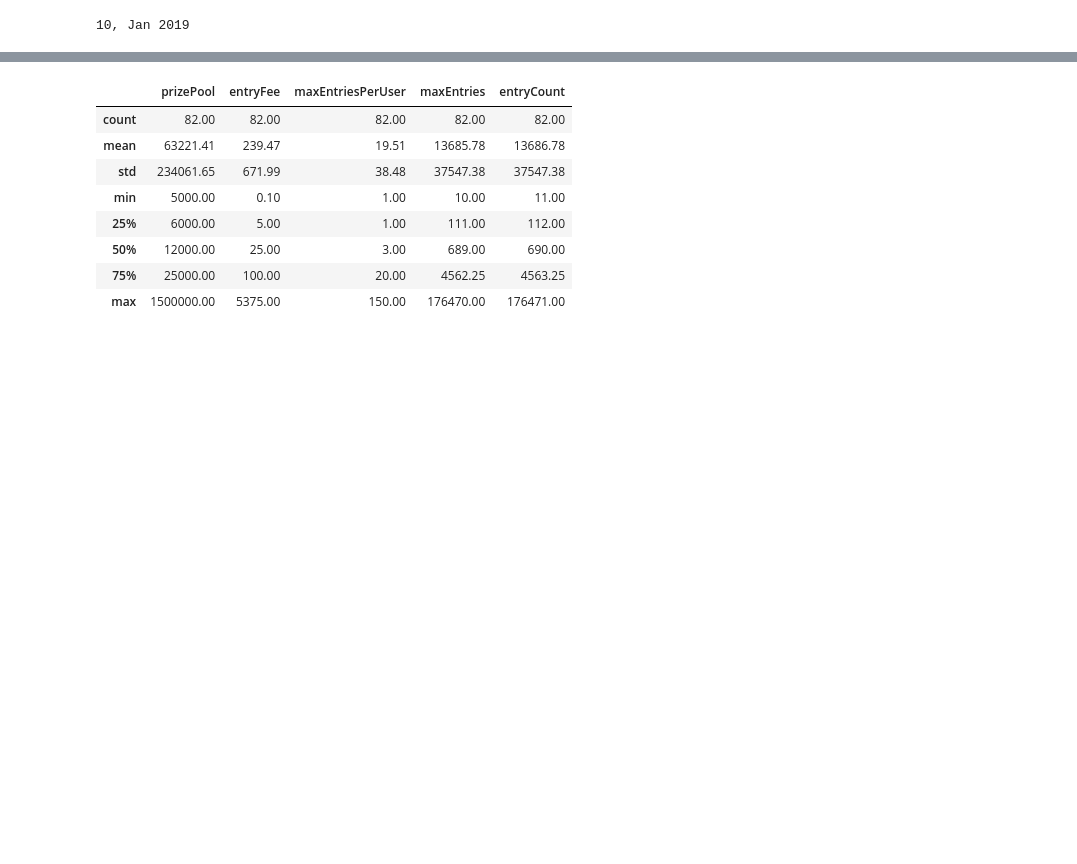
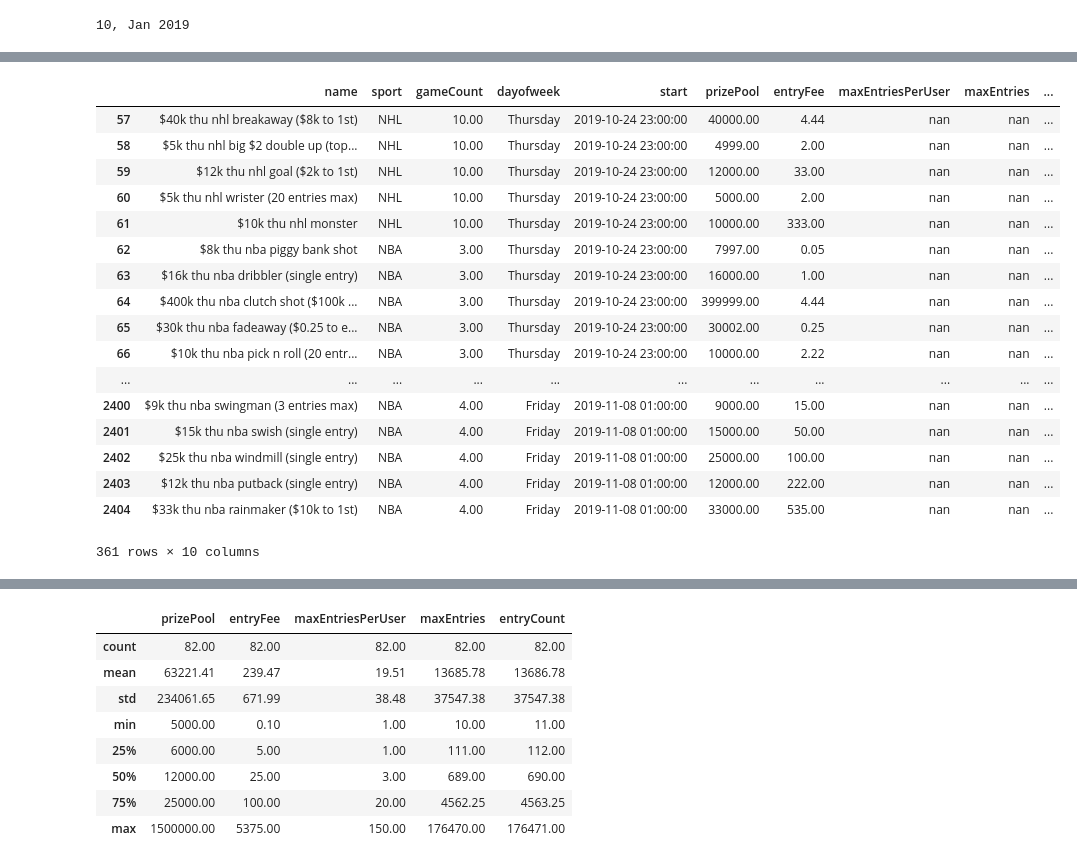
Before and after one commit to HQuality/Classes_Pipelines, a Jupyter notebook: n/simple_eda-v2.ipynb, the cells around one changed output, grey strips where cells are left out. Saved outputs shown, nothing was run; the diff lists cells and outputs as text; code cells hidden in the pictures; blank space fills up the shorter version.

```diff
--- a/n/simple_eda-v2.ipynb
+++ b/n/simple_eda-v2.ipynb
@@ -113,0 +147,21 @@ df = rg_df(json_data)
+# %%
+df[df.isnull().any(axis=1)]
+# %% [output]
+|  | name | sport | gameCount | dayofweek | start | prizePool | entryFee | maxEntriesPerUser | maxEntries | ... |
+| 57 | $40k thu nhl breakaway ($8k to 1st) | NHL | 10.00 | Thursday | 2019-10-24 23:00:00 | 40000.00 | 4.44 | nan | nan | ... |
+| 58 | $5k thu nhl big $2 double up (top... | NHL | 10.00 | Thursday | 2019-10-24 23:00:00 | 4999.00 | 2.00 | nan | nan | ... |
+| 59 | $12k thu nhl goal ($2k to 1st) | NHL | 10.00 | Thursday | 2019-10-24 23:00:00 | 12000.00 | 33.00 | nan | nan | ... |
+| 60 | $5k thu nhl wrister (20 entries max) | NHL | 10.00 | Thursday | 2019-10-24 23:00:00 | 5000.00 | 2.00 | nan | nan | ... |
+| 61 | $10k thu nhl monster | NHL | 10.00 | Thursday | 2019-10-24 23:00:00 | 10000.00 | 333.00 | nan | nan | ... |
+| 62 | $8k thu nba piggy bank shot | NBA | 3.00 | Thursday | 2019-10-24 23:00:00 | 7997.00 | 0.05 | nan | nan | ... |
+| 63 | $16k thu nba dribbler (single entry) | NBA | 3.00 | Thursday | 2019-10-24 23:00:00 | 16000.00 | 1.00 | nan | nan | ... |
+| 64 | $400k thu nba clutch shot ($100k ... | NBA | 3.00 | Thursday | 2019-10-24 23:00:00 | 399999.00 | 4.44 | nan | nan | ... |
+| 65 | $30k thu nba fadeaway ($0.25 to e... | NBA | 3.00 | Thursday | 2019-10-24 23:00:00 | 30002.00 | 0.25 | nan | nan | ... |
+| 66 | $10k thu nba pick n roll (20 entr... | NBA | 3.00 | Thursday | 2019-10-24 23:00:00 | 10000.00 | 2.22 | nan | nan | ... |
+| ... | ... | ... | ... | ... | ... | ... | ... | ... | ... | ... |
+| 2400 | $9k thu nba swingman (3 entries max) | NBA | 4.00 | Friday | 2019-11-08 01:00:00 | 9000.00 | 15.00 | nan | nan | ... |
+| 2401 | $15k thu nba swish (single entry) | NBA | 4.00 | Friday | 2019-11-08 01:00:00 | 15000.00 | 50.00 | nan | nan | ... |
+| 2402 | $25k thu nba windmill (single entry) | NBA | 4.00 | Friday | 2019-11-08 01:00:00 | 25000.00 | 100.00 | nan | nan | ... |
+| 2403 | $12k thu nba putback (single entry) | NBA | 4.00 | Friday | 2019-11-08 01:00:00 | 12000.00 | 222.00 | nan | nan | ... |
+| 2404 | $33k thu nba rainmaker ($10k to 1st) | NBA | 4.00 | Friday | 2019-11-08 01:00:00 | 33000.00 | 535.00 | nan | nan | ... |
+361 rows × 10 columns
```
Also changed, not shown: parts of 10 cells of this notebook, 2 other files.
